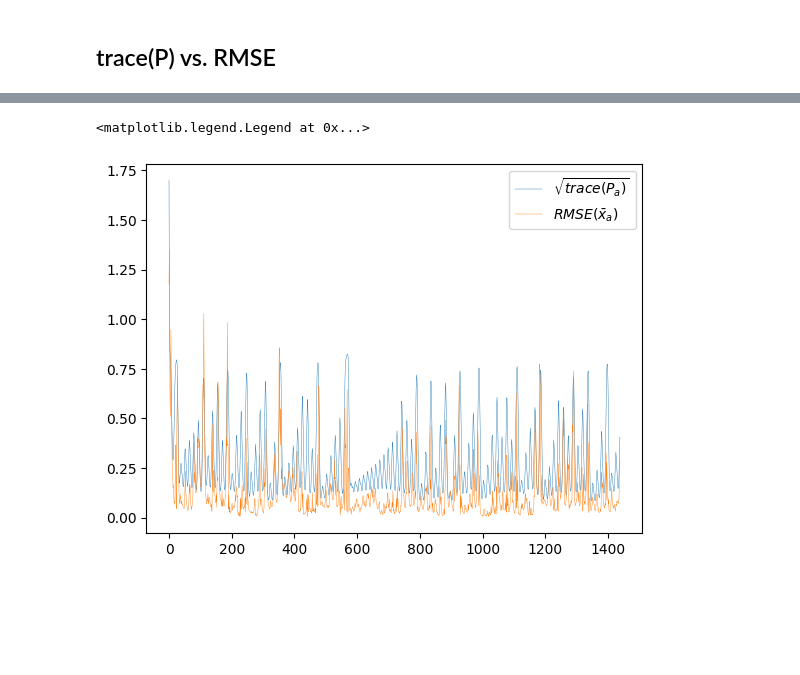
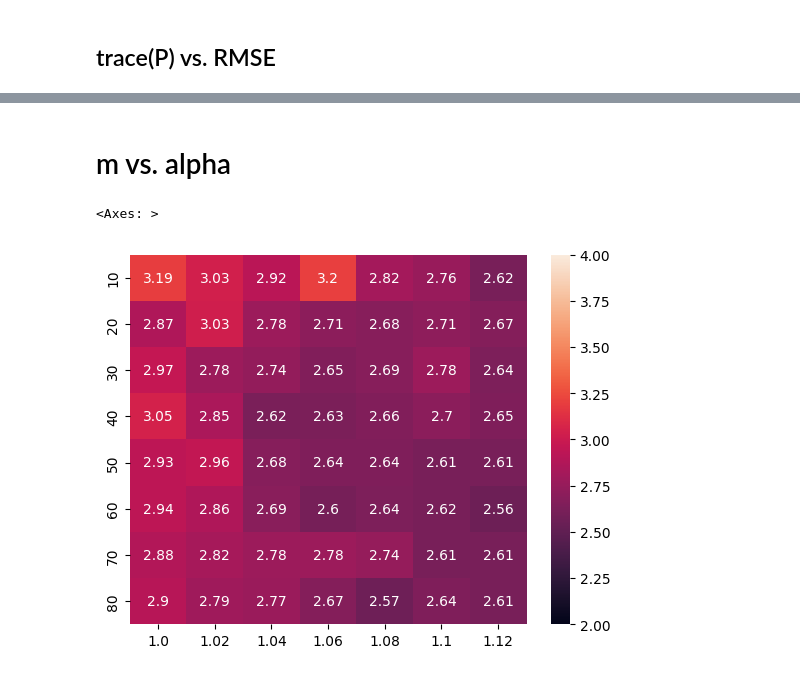
Before and after one commit to KotaTakeda/da_py, a Jupyter notebook: examples/l63_etkf.ipynb, the cells around one changed output, grey strips where cells are left out. Drawn from its saved outputs; the diff is of its cells as text; code cells hidden in the pictures; blank space fills up the shorter version.

```diff
--- a/examples/l63_etkf.ipynb
+++ b/examples/l63_etkf.ipynb
@@ -149,8 +152,0 @@ plt.legend()
-# %%
-trP_a = [np.sqrt(np.trace(P)) for P in P_a]
-plt.plot(trP_a, lw=0.3, label="$ \\sqrt{trace(P_a)} $")
-plt.plot(e_a, lw=0.3, label="$ RMSE(\\bar{x}_a)$")
-plt.legend()
-# %% [output]
-<matplotlib.legend.Legend at 0x...>
-[figure, removed]
@@ -170,0 +153,29 @@ plt.legend()
+# %% [markdown]
+# m vs. alpha
+# %%
+def compute_rmse(simulate_params):
+    m, alpha = simulate_params.values()
+    # RUN DA
+    etkf = ETKF(M, H, R, x_0, P_0, m=m, alpha=alpha, seed=seed, store_ensemble=True)
+    for y_obs in tqdm(y):
+        etkf.forecast(Dt)
+        etkf.update(y_obs)
+
+    return loss_rms(x_true, etkf.x).mean()
+# %%
+# from da.params import prod_params_kv
+from da.optimize import grid_search2
+
+m_list = np.arange(1, 8+1) * 10
+alpha_list = np.arange(1.0, 1.12 + 1e-16, 0.02)
+
+# params_kv = prod_params_kv("m", m_list, "alpha", alpha_list)
+# print(params_kv)
+
+df = grid_search2(compute_rmse, "m", m_list, "alpha", alpha_list, n_multi=1, multi_type="process")
+# %%
+import seaborn as sns
+sns.heatmap(df, annot=True, fmt=".3g", vmax=4.0, vmin=2.0)
+# %% [output]
+<Axes: >
+[figure, added]
```
Also changed, not shown: parts of 9 cells of this notebook, 2 other files.
